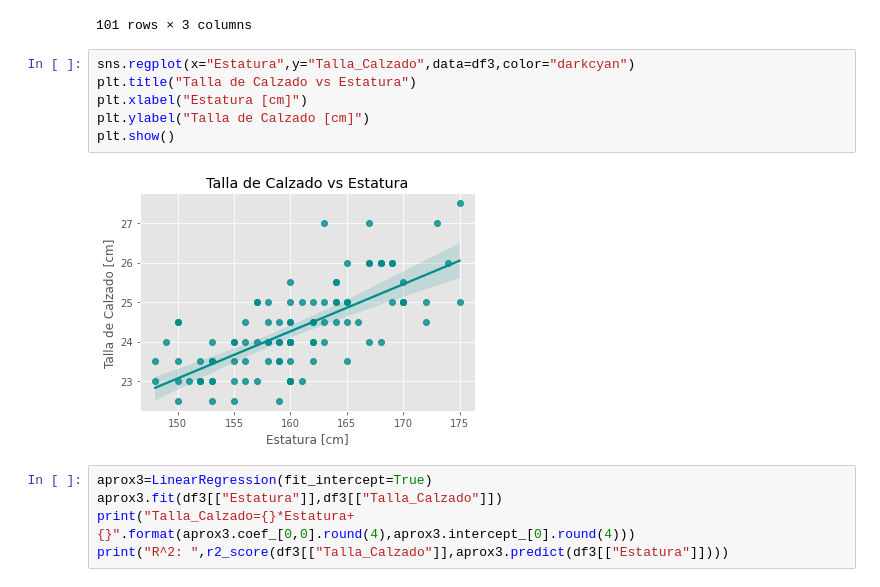
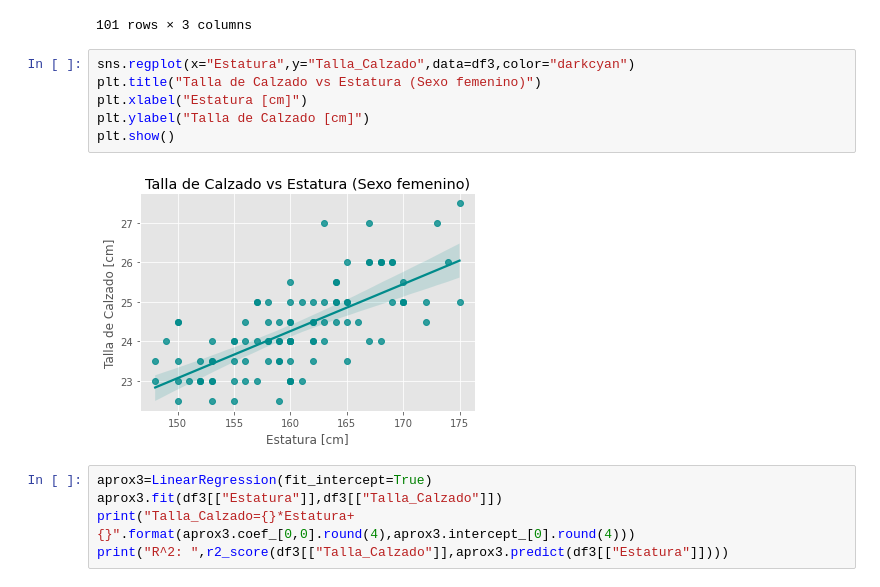
Before and after one commit to a01375415/Examen1, a Jupyter notebook: Análisis_de_Datos_(Pregunta_2).ipynb, the cells around one changed output. Drawn from its saved outputs; the diff is of its cells as text.

```diff
--- a/Análisis_de_Datos_(Pregunta_2).ipynb
+++ b/Análisis_de_Datos_(Pregunta_2).ipynb
@@ -281,12 +301,12 @@ df3
 101 rows × 3 columns
 # %%
 sns.regplot(x="Estatura",y="Talla_Calzado",data=df3,color="darkcyan")
-plt.title("Talla de Calzado vs Estatura")
+plt.title("Talla de Calzado vs Estatura (Sexo femenino)")
 plt.xlabel("Estatura [cm]")
 plt.ylabel("Talla de Calzado [cm]")
 plt.show()
 # %% [output]
-[figure, old version]
+[figure, new version]
 # %%
 aprox3=LinearRegression(fit_intercept=True)
 aprox3.fit(df3[["Estatura"]],df3[["Talla_Calzado"]])
```
Also changed, not shown: parts of 4 cells of this notebook.
